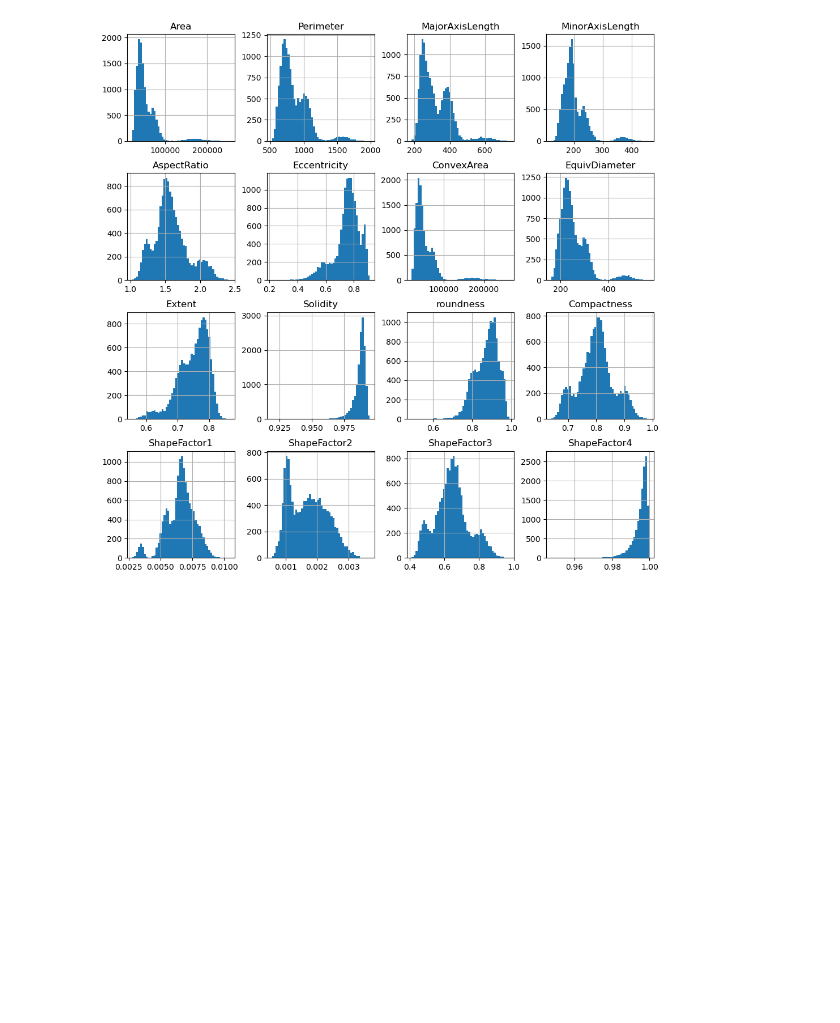
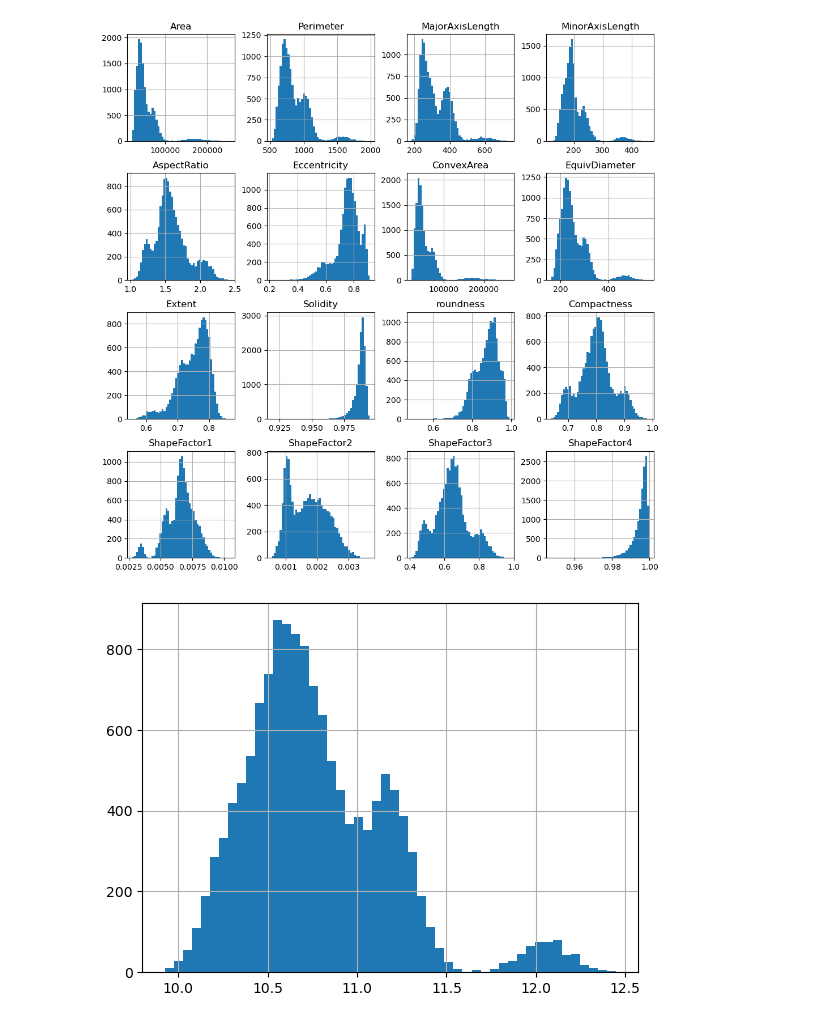
Before and after one commit to MaxNoLV/ml_pa_project, a Jupyter notebook: beans_class_project.ipynb, the cells around one changed output. Drawn from its saved outputs; the diff is of its cells as text; code cells hidden in the pictures; blank space fills up the shorter version.

Commit message:
Data transformation stage

```diff
--- a/ifd_class_project.ipynb
+++ b/beans_class_project.ipynb
@@ -77,3 +77,11 @@ data.hist(bins=50, figsize=(12, 12))
 plt.show()
 # %% [output]
 [figure]
+# %%
+data['Area'] = np.log(data['Area'] + 1)  # Adding 1 to avoid log(0)
+
+# Visualizing the transformed data to see the effect
+data['Area'].hist(bins=50)
+plt.show()
+# %% [output]
+[figure, added]
```
Also changed, not shown: parts of 6 cells of this notebook, 2 other files.
